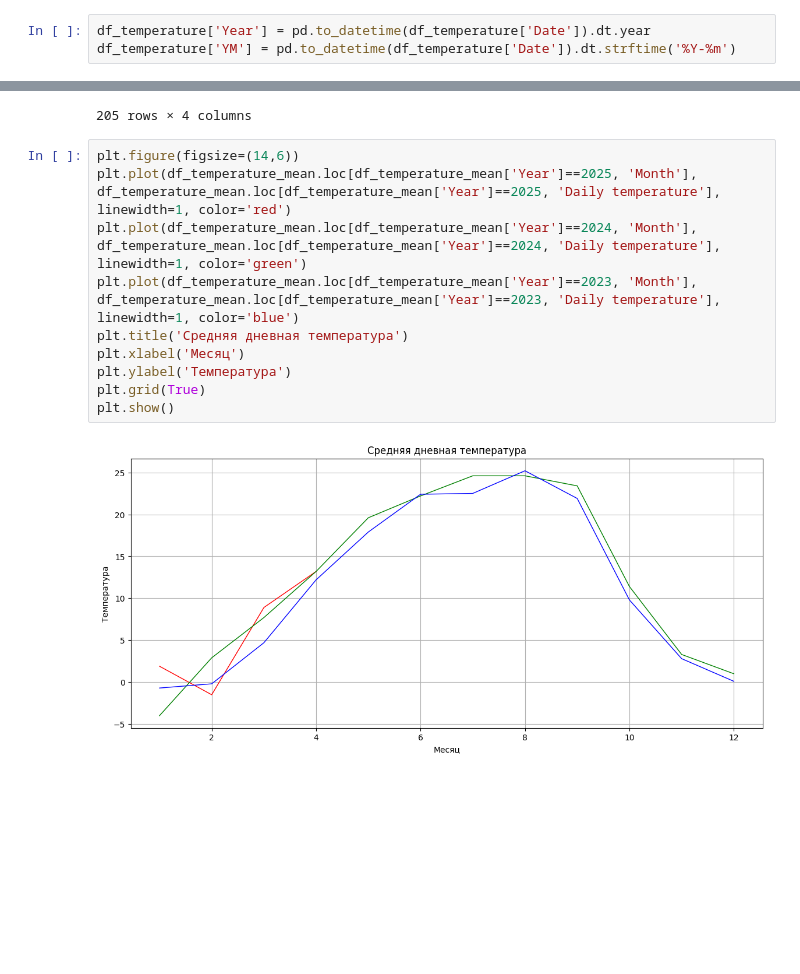
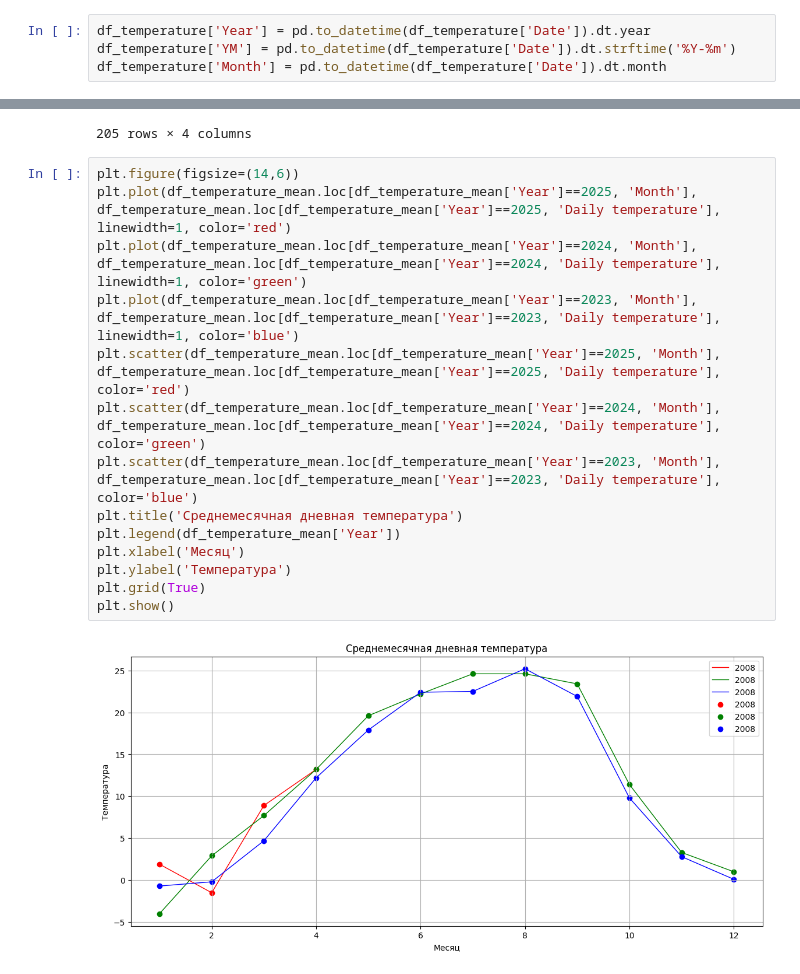
Before and after one commit to RevivedPhoenix/weather_prediction, a Jupyter notebook: prediction.ipynb, the cells around one changed output, grey strips where cells are left out. Saved outputs shown, nothing was run; the diff lists cells and outputs as text; blank space fills up the shorter version.

```diff
--- a/prediction.ipynb
+++ b/prediction.ipynb
@@ -52,6 +53,7 @@ memory usage: 290.1+ KB
 # %%
 df_temperature['Year'] = pd.to_datetime(df_temperature['Date']).dt.year
 df_temperature['YM'] = pd.to_datetime(df_temperature['Date']).dt.strftime('%Y-%m')
+df_temperature['Month'] = pd.to_datetime(df_temperature['Date']).dt.month
 # %%
 df_temperature
 # %% [output]
@@ -99,12 +101,16 @@ df_temperature_mean
 # %%
 plt.figure(figsize=(14,6))
 plt.plot(df_temperature_mean.loc[df_temperature_mean['Year']==2025, 'Month'], df_temperature_mean.loc[df_temperature_mean['Year']==2025, 'Daily temperature'], linewidth=1, color='red')
 plt.plot(df_temperature_mean.loc[df_temperature_mean['Year']==2024, 'Month'], df_temperature_mean.loc[df_temperature_mean['Year']==2024, 'Daily temperature'], linewidth=1, color='green')
 plt.plot(df_temperature_mean.loc[df_temperature_mean['Year']==2023, 'Month'], df_temperature_mean.loc[df_temperature_mean['Year']==2023, 'Daily temperature'], linewidth=1, color='blue')
-plt.title('Средняя дневная температура')
+plt.scatter(df_temperature_mean.loc[df_temperature_mean['Year']==2025, 'Month'], df_temperature_mean.loc[df_temperature_mean['Year']==2025, 'Daily temperature'], color='red')
+plt.scatter(df_temperature_mean.loc[df_temperature_mean['Year']==2024, 'Month'], df_temperature_mean.loc[df_temperature_mean['Year']==2024, 'Daily temperature'], color='green')
+plt.scatter(df_temperature_mean.loc[df_temperature_mean['Year']==2023, 'Month'], df_temperature_mean.loc[df_temperature_mean['Year']==2023, 'Daily temperature'], color='blue')
+plt.title('Среднемесячная дневная температура')
+plt.legend(df_temperature_mean['Year'])
 plt.xlabel('Месяц')
 plt.ylabel('Температура')
 plt.grid(True)
 plt.show()
 # %% [output]
-[figure, old version]
+[figure, new version]
```
Also changed, not shown: parts of 7 cells of this notebook.
